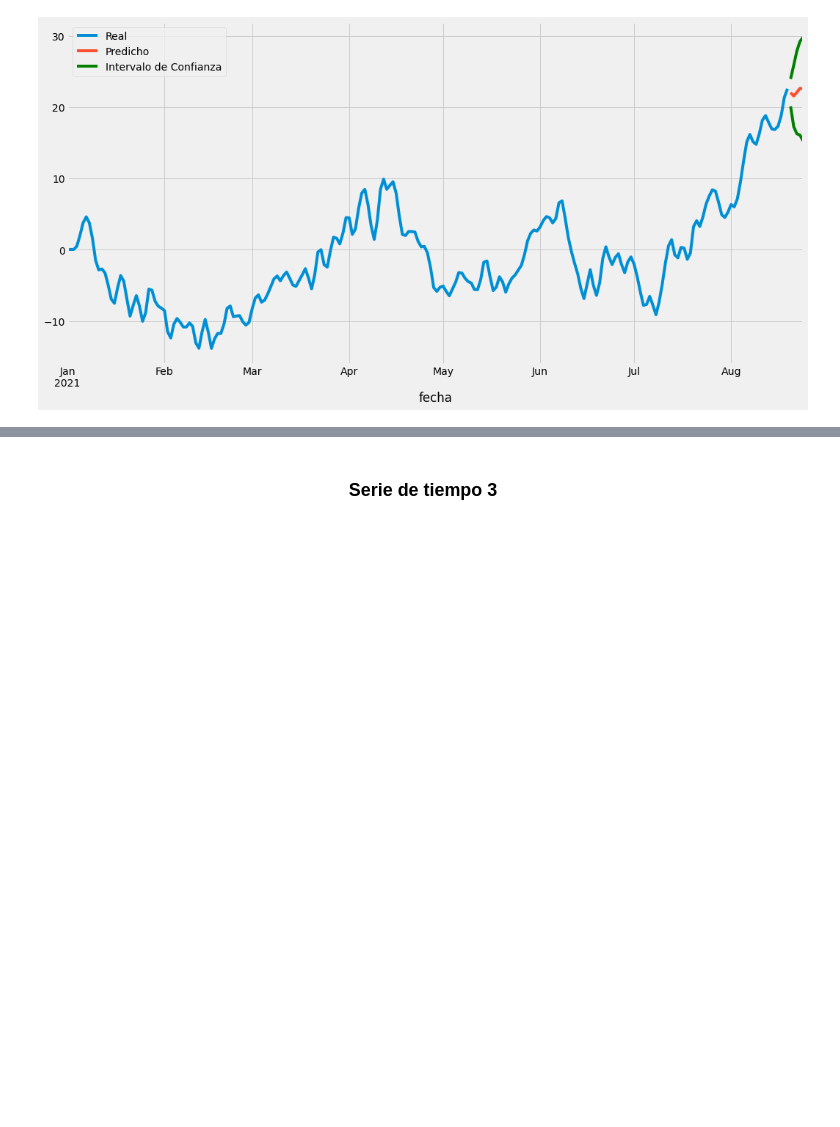
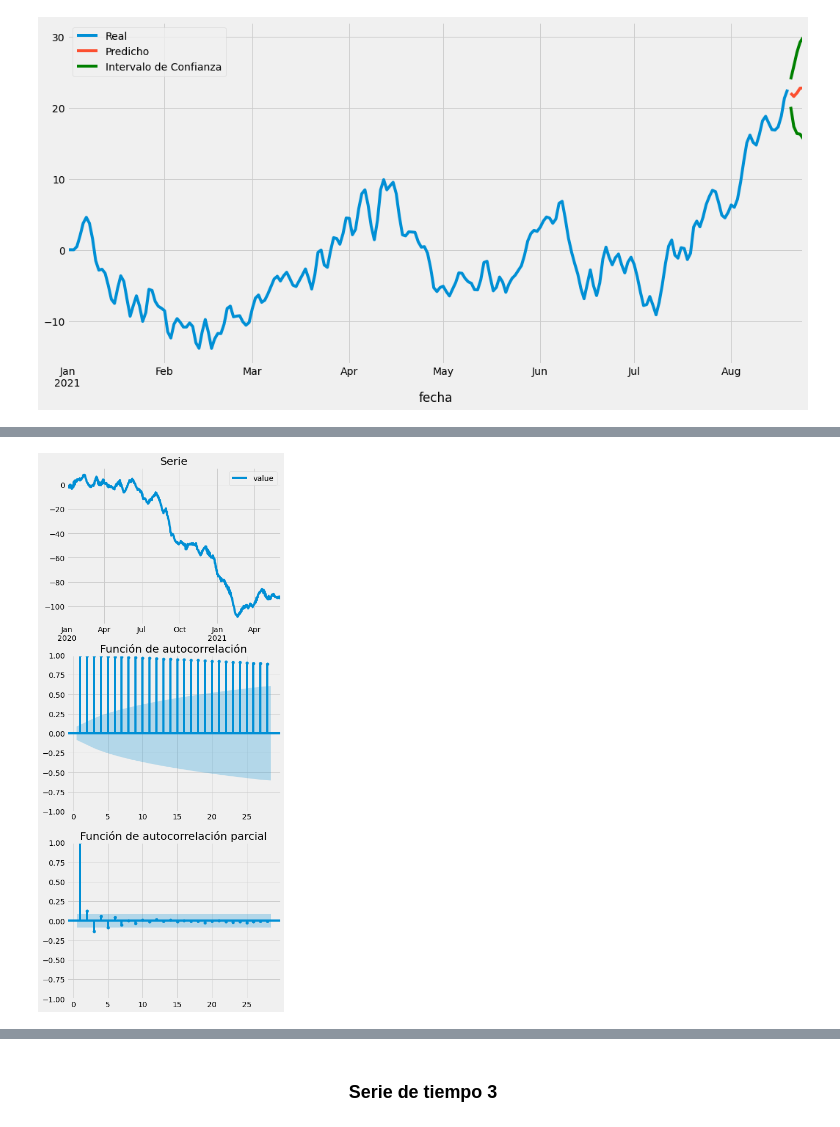
Before and after one commit to julianusor/series_de_tiempo, a Jupyter notebook: Exam2/Parcial-2.ipynb, the cells around one changed output, grey strips where cells are left out. Saved outputs shown, nothing was run; the diff lists cells and outputs as text; code cells hidden in the pictures; blank space fills up the shorter version.

Commit message:
merge time series 2 with all time series report and advances in all time series

```diff
--- a/Exam2/Parcial-2.ipynb
+++ b/Exam2/Parcial-2.ipynb
@@ -50,7 +56,7 @@ filterwarnings('ignore')
 ### Base de Datos:
 # %%
 s1 = pd.read_excel("Data/datos_parcial2.xlsx", sheet_name="serie1", parse_dates=["fecha"])
-s2 = pd.read_excel("Data/datos_parcial2.xlsx", sheet_name="datos2", parse_dates=["date"])
+data = pd.read_excel("Data/datos_parcial2.xlsx", sheet_name="datos2", parse_dates=["date"])
 s3 = pd.read_excel("Data/datos_parcial2.xlsx", sheet_name="tercera", parse_dates=["dia"])
 # %% [markdown]
 ### <center> Serie de tiempo 1
@@ -309,0 +357,2 @@ plt.legend(["Real", "Predicho", "Intervalo de Confianza"])
+# %%
+data.set_index("date", inplace=True)
@@ -309,0 +382,9 @@ plt.legend(["Real", "Predicho", "Intervalo de Confianza"])
+# %%
+fig, ax = plt.subplots(3,1,figsize=(7,15))
+fig.tight_layout(pad=2.5)
+data.plot(ax=ax[0], title = "Serie", xlabel="")
+plot_acf(data, zero = False, title = "Función de autocorrelación", ax=ax[1])
+plot_pacf(data, method="ywm", zero = False, title = "Función de autocorrelación parcial", ax=ax[2])
+fig.show()
+# %% [output]
+[figure, added]
```
Also changed, not shown: parts of 142 cells of this notebook.
